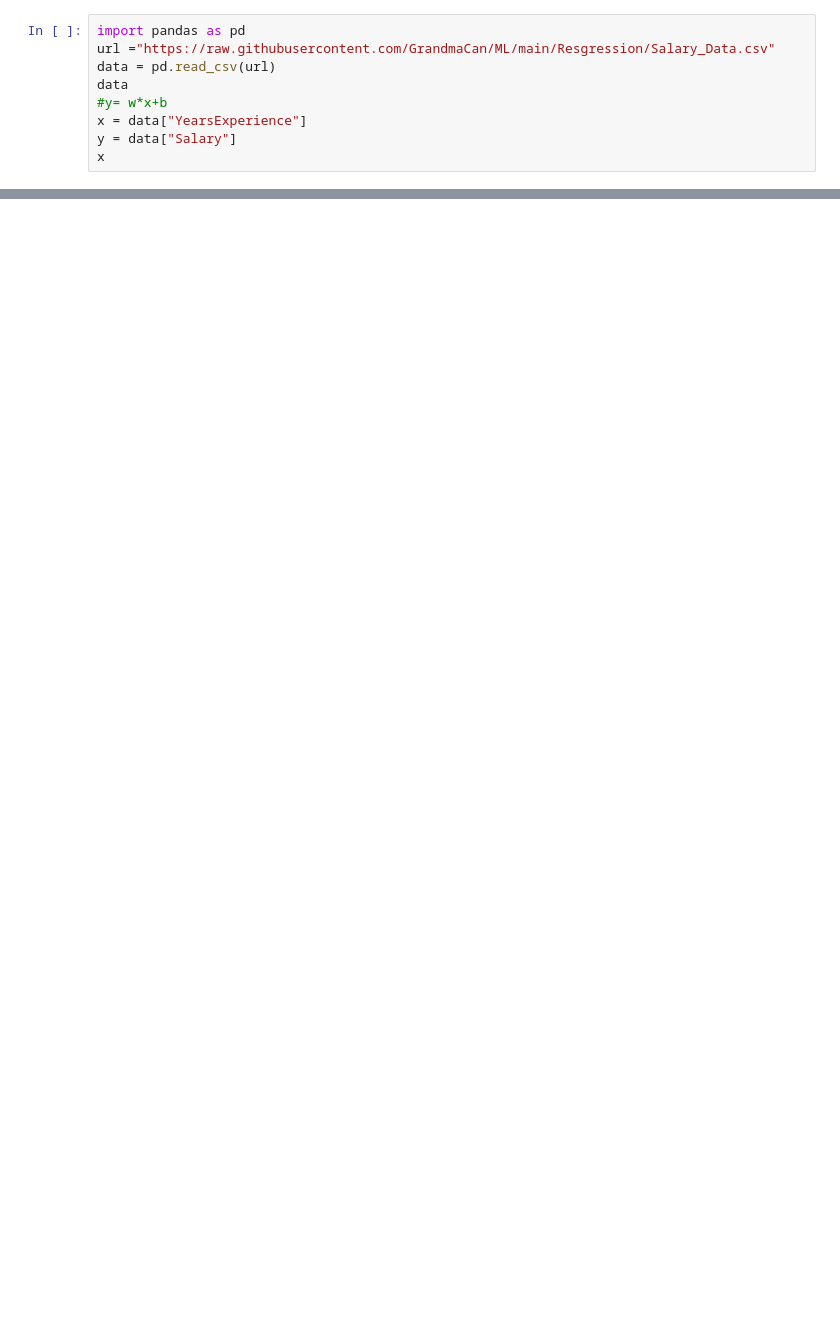
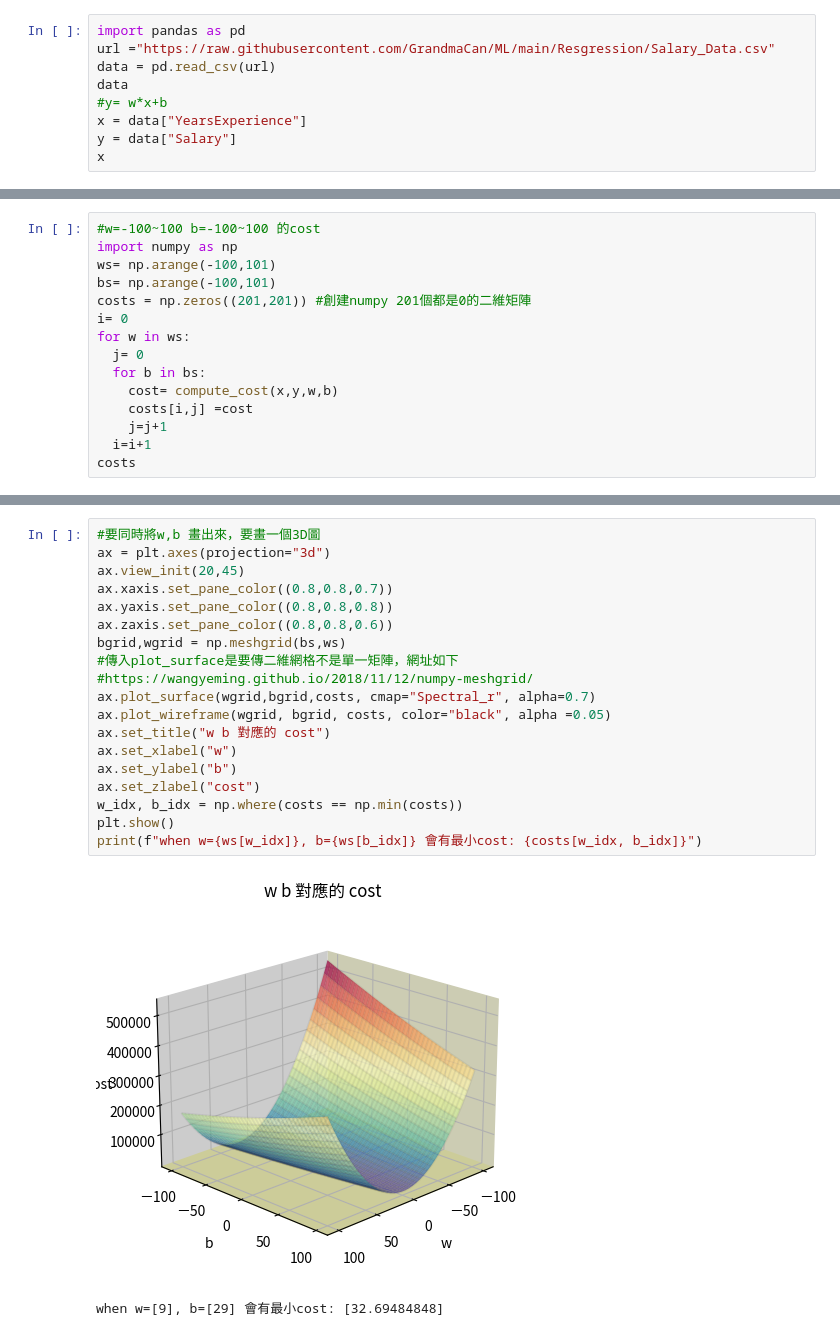
Before and after one commit to William3265/-, a Jupyter notebook: 環境建置.ipynb, the cells around one changed output, grey strips where cells are left out. Saved outputs shown, nothing was run; the diff lists cells and outputs as text; blank space fills up the shorter version.

```diff
--- a/環境建置.ipynb
+++ b/環境建置.ipynb
@@ -48,0 +123,15 @@ plt.show()
+# %%
+#w=-100~100 b=-100~100 的cost
+import numpy as np
+ws= np.arange(-100,101)
+bs= np.arange(-100,101)
+costs = np.zeros((201,201)) #創建numpy 201個都是0的二維矩陣
+i= 0
+for w in ws:
+  j= 0
+  for b in bs:
+    cost= compute_cost(x,y,w,b)
+    costs[i,j] =cost
+    j=j+1
+  i=i+1
+costs
@@ -48,0 +152,22 @@ plt.show()
+# %%
+#要同時將w,b 畫出來，要畫一個3D圖
+ax = plt.axes(projection="3d")
+ax.view_init(20,45)
+ax.xaxis.set_pane_color((0.8,0.8,0.7))
+ax.yaxis.set_pane_color((0.8,0.8,0.8))
+ax.zaxis.set_pane_color((0.8,0.8,0.6))
+bgrid,wgrid = np.meshgrid(bs,ws)
+#傳入plot_surface是要傳二維網格不是單一矩陣，網址如下
+#https://wangyeming.github.io/2018/11/12/numpy-meshgrid/
+ax.plot_surface(wgrid,bgrid,costs, cmap="Spectral_r", alpha=0.7)
+ax.plot_wireframe(wgrid, bgrid, costs, color="black", alpha =0.05)
+ax.set_title("w b 對應的 cost")
+ax.set_xlabel("w")
+ax.set_ylabel("b")
+ax.set_zlabel("cost")
+w_idx, b_idx = np.where(costs == np.min(costs))
+plt.show()
+print(f"when w={ws[w_idx]}, b={ws[b_idx]} 會有最小cost: {costs[w_idx, b_idx]}")
+# %% [output]
+[figure, added]
+when w=[9], b=[29] 會有最小cost: [32.69484848]
```
Also changed, not shown: parts of 11 cells of this notebook.
